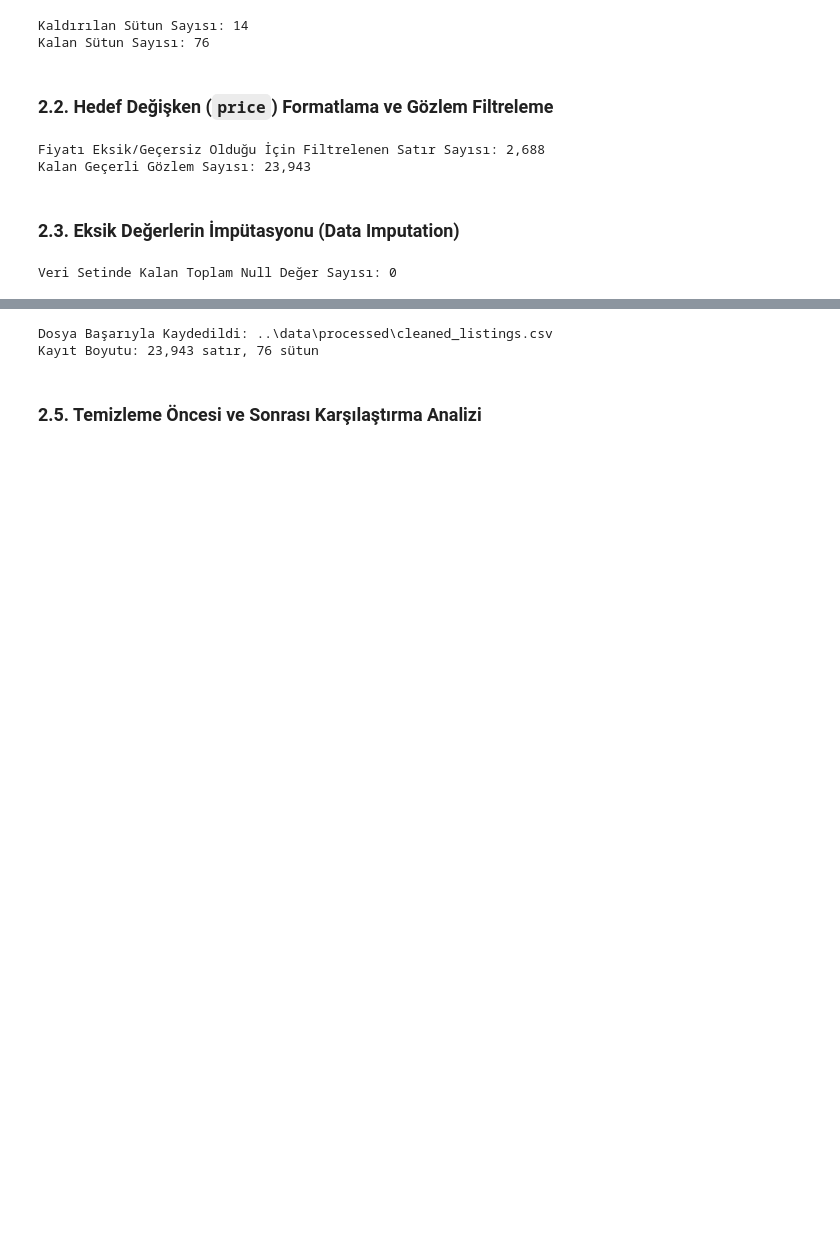
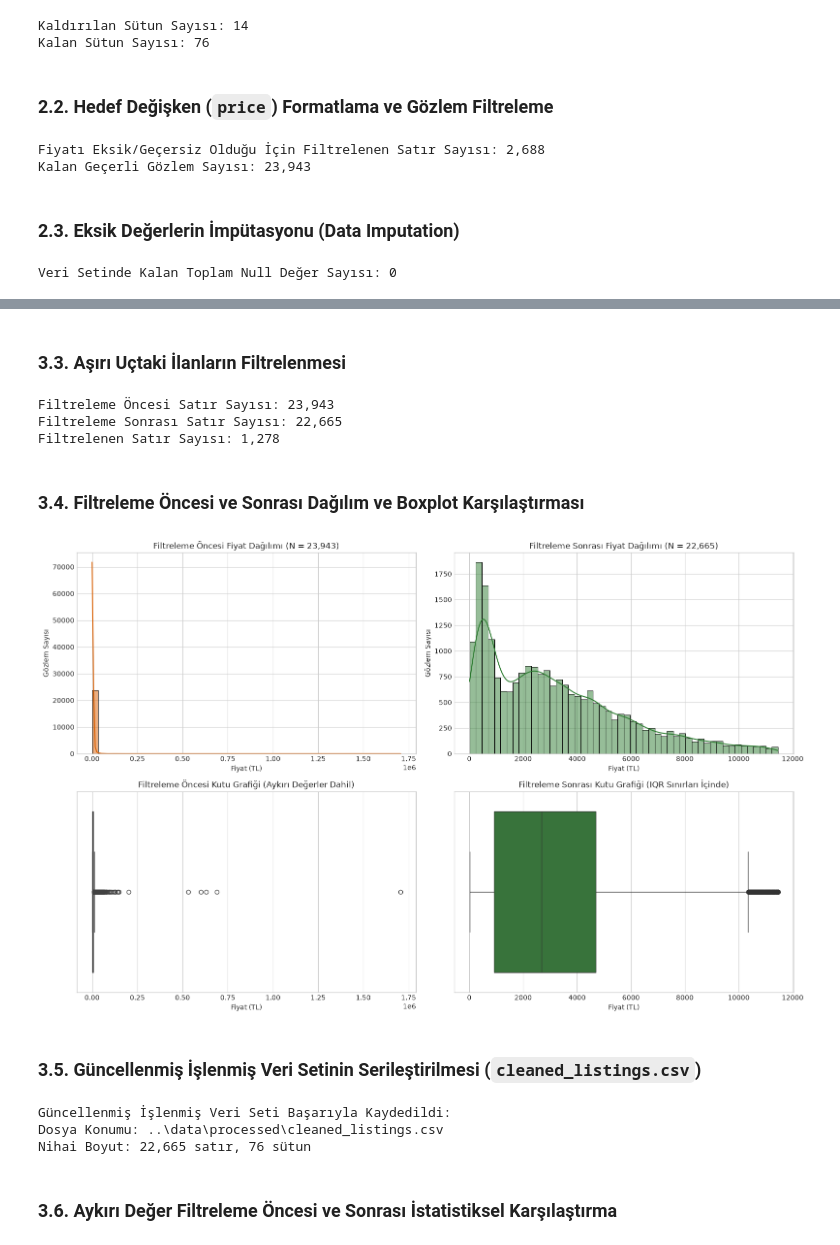
Before and after one commit to eminenazduran/SmartStay-AI, a Jupyter notebook: data_science/notebooks/01_eda_and_cleaning.ipynb, the cells around one changed output, grey strips where cells are left out. Cells and saved outputs as stored; diff of their text form; code cells hidden in the pictures; blank space fills up the shorter version.

Commit message:
feat(data-science): perform IQR outlier analysis and filter extreme prices

```diff
--- a/data_science/notebooks/01_eda_and_cleaning.ipynb
+++ b/data_science/notebooks/01_eda_and_cleaning.ipynb
@@ -342,14 +418,62 @@ Veri Setinde Kalan Toplam Null Değer Sayısı: 0
+# %% [markdown]
+### 3.3. Aşırı Uçtaki İlanların Filtrelenmesi
+# %%
+# Sınırlar içindeki gözlemlerin filtrelenmesi (Nihai Temiz Veri Seti)
+df_final = df_cleaned[~outlier_mask].copy().reset_index(drop=True)
+
+print(f"Filtreleme Öncesi Satır Sayısı: {len(df_cleaned):,}")
+print(f"Filtreleme Sonrası Satır Sayısı: {len(df_final):,}")
+print(f"Filtrelenen Satır Sayısı: {len(df_cleaned) - len(df_final):,}")
+# %% [output]
+Filtreleme Öncesi Satır Sayısı: 23,943
+Filtreleme Sonrası Satır Sayısı: 22,665
+Filtrelenen Satır Sayısı: 1,278
+# %% [markdown]
+### 3.4. Filtreleme Öncesi ve Sonrası Dağılım ve Boxplot Karşılaştırması
+# %%
+fig, axes = plt.subplots(2, 2, figsize=(16, 10))
+
+# 1. Filtreleme Öncesi Histogram
+sns.histplot(df_cleaned['price'], bins=50, kde=True, ax=axes[0, 0], color='#d95f02')
+axes[0, 0].set_title(f'Filtreleme Öncesi Fiyat Dağılımı (N = {len(df_cleaned):,})', fontsize=12)
+axes[0, 0].set_xlabel('Fiyat (TL)', fontsize=10)
+axes[0, 0].set_ylabel('Gözlem Sayısı', fontsize=10)
+
+# 2. Filtreleme Sonrası Histogram
+sns.histplot(df_final['price'], bins=50, kde=True, ax=axes[0, 1], color='#2e7d32')
+axes[0, 1].set_title(f'Filtreleme Sonrası Fiyat Dağılımı (N = {len(df_final):,})', fontsize=12)
+axes[0, 1].set_xlabel('Fiyat (TL)', fontsize=10)
+axes[0, 1].set_ylabel('Gözlem Sayısı', fontsize=10)
+
+# 3. Filtreleme Öncesi Kutu Grafiği (Boxplot)
+sns.boxplot(x=df_cleaned['price'], ax=axes[1, 0], color='#d95f02')
+axes[1, 0].set_title('Filtreleme Öncesi Kutu Grafiği (Aykırı Değerler Dahil)', fontsize=12)
+axes[1, 0].set_xlabel('Fiyat (TL)', fontsize=10)
+
+# 4. Filtreleme Sonrası Kutu Grafiği (Boxplot)
+sns.boxplot(x=df_final['price'], ax=axes[1, 1], color='#2e7d32')
+axes[1, 1].set_title('Filtreleme Sonrası Kutu Grafiği (IQR Sınırları İçinde)', fontsize=12)
+axes[1, 1].set_xlabel('Fiyat (TL)', fontsize=10)
+
+plt.tight_layout()
+plt.show()
+# %% [output]
+[figure, added]
+# %% [markdown]
+### 3.5. Güncellenmiş İşlenmiş Veri Setinin Serileştirilmesi (`cleaned_listings.csv`)
 # %%
 processed_dir = os.path.join('..', 'data', 'processed')
 os.makedirs(processed_dir, exist_ok=True)
 
-processed_file_path = os.path.join(processed_dir, 'cleaned_listings.csv')
-df_cleaned.to_csv(processed_file_path, index=False)
+final_processed_path = os.path.join(processed_dir, 'cleaned_listings.csv')
+df_final.to_csv(final_processed_path, index=False)
 
-print(f"Dosya Başarıyla Kaydedildi: {processed_file_path}")
-print(f"Kayıt Boyutu: {df_cleaned.shape[0]:,} satır, {df_cleaned.shape[1]} sütun")
+print(f"Güncellenmiş İşlenmiş Veri Seti Başarıyla Kaydedildi:")
+print(f"Dosya Konumu: {final_processed_path}")
+print(f"Nihai Boyut: {df_final.shape[0]:,} satır, {df_final.shape[1]} sütun")
 # %% [output]
-Dosya Başarıyla Kaydedildi: ..\data\processed\cleaned_listings.csv
-Kayıt Boyutu: 23,943 satır, 76 sütun
+Güncellenmiş İşlenmiş Veri Seti Başarıyla Kaydedildi:
+Dosya Konumu: ..\data\processed\cleaned_listings.csv
+Nihai Boyut: 22,665 satır, 76 sütun
 # %% [markdown]
-### 2.5. Temizleme Öncesi ve Sonrası Karşılaştırma Analizi
+### 3.6. Aykırı Değer Filtreleme Öncesi ve Sonrası İstatistiksel Karşılaştırma
```
Also changed, not shown: parts of 13 cells of this notebook.
